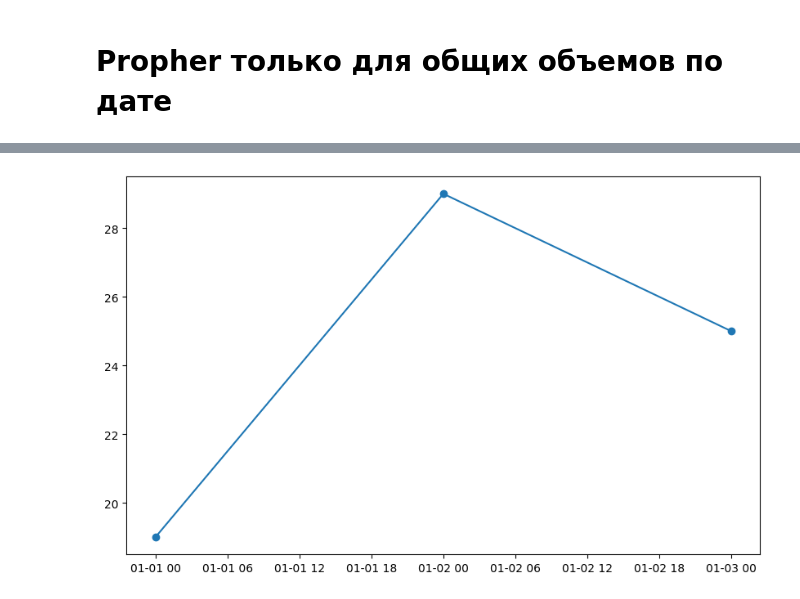
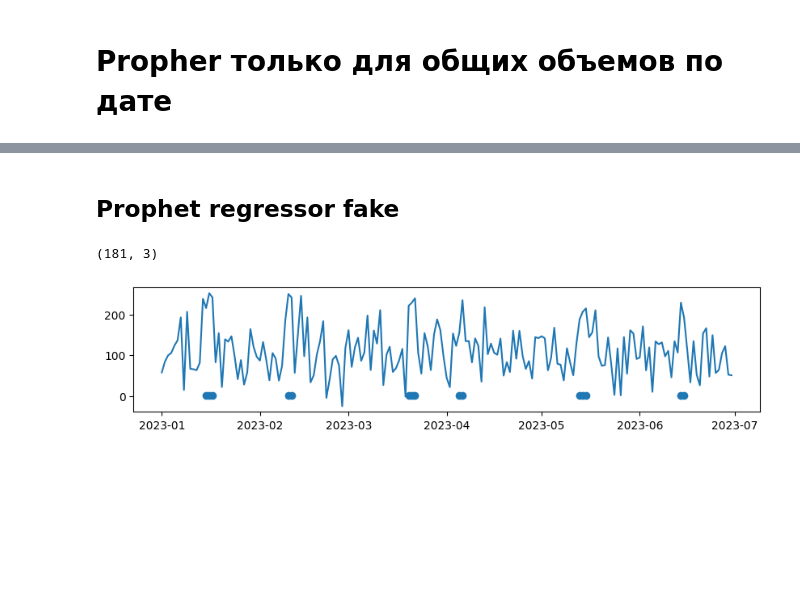
Before and after one commit to a-ignatov86/accel_sales, a Jupyter notebook: test.ipynb, the cells around one changed output, grey strips where cells are left out. Saved outputs shown, nothing was run; the diff lists cells and outputs as text; code cells hidden in the pictures; blank space fills up the shorter version.

```diff
--- a/test.ipynb
+++ b/test.ipynb
@@ -218,33 +254,41 @@ model_propher.plot(forcast)
+# %% [markdown]
+## Prophet regressor fake
 # %%
-data = {
-    'dates': ['2023-01-01', '2023-01-02', '2023-01-03'],
-    'values': [10, 20, 15]    ,
-    'values': [19, 29, 25]
-}
+dates = pd.date_range('2023-01-01', '2023-06-30', freq='D')
+df_fake = pd.DataFrame({
+    'ds': dates,
+    'y': 100 + 5 * np.sin(2 * np.pi * np.arange(len(dates)) / 30) +
+          np.random.normal(0, 50, len(dates))
+})
 
-df = pd.DataFrame(data)
+# plt.scatter(x=df['ds'], y=df['y'])
+# # Даты промоакций
+promo_dates = [
+    '2023-01-15', '2023-01-16', '2023-01-17',  # 3 дня промо
+    '2023-02-10', '2023-02-11',                # 2 дня промо
+    '2023-03-20', '2023-03-21', '2023-03-22',  # 3 дня промо
+    '2023-04-05', '2023-04-06',  # 2 дня промо
+    '2023-05-13', '2023-05-14', '2023-05-15', # 3 дн промо
+    '2023-06-14', '2023-06-15'   # 1 дн промо
+]
 
-# Преобразование строковых дат в объект datetime
-df['dates'] = pd.to_datetime(df['dates'])
+# df['is_promo'] = 0
 
-# Создание графика
-plt.figure(figsize=(10, 6))  # Опциональный параметр размера окна графика
+df_fake['is_promo'] = df_fake['ds'].apply(lambda x: 1 if x in pd.to_datetime(promo_dates) else 0)
+# df.query('is_promo == 1')
 
-# Рисуем линию графика
-plt.plot(df['dates'], df['values'], marker='o')  # marker добавляет маркеры точек
+promo_effect = 140  # Увеличение продаж во время промо
+df_fake.loc[df_fake['is_promo'] == 1, 'y'] += promo_effect + np.random.normal(0, 20, sum(df_fake['is_promo']))
 
-# # Настройка меток оси X
-# plt.xticks(df['dates'], rotation=45)  # rotation поворачивает метки на 45 градусов для лучшей читаемости
-
-# # Названия осей
-# plt.xlabel('Даты')
-# plt.ylabel('Значения')
-
-# # Название графика
-# plt.title('График изменения значений по датам')
-
-# # Показываем график
-# plt.grid(True)  # Включаем сетку для наглядности
-plt.show()
+# df_fake['y'].plot()
-# %% [output]
-[figure, removed]
+# %%
+print(f"{df_fake.shape}")
+fig = plt.figure(figsize=(10, 2))
+plt.plot(df_fake['ds'], df_fake['y'])
+plt.scatter(df_fake[df_fake['is_promo'] == 1]['ds'], df_fake[df_fake['is_promo'] == 1]['is_promo'])
+
+df_fake_train = df_fake[:156].copy()
+df_fake_test = df_fake[156:].copy()
+# %% [output]
+(181, 3)
+[figure, added]
```
Also changed, not shown: parts of 12 cells of this notebook, 2 other files.
